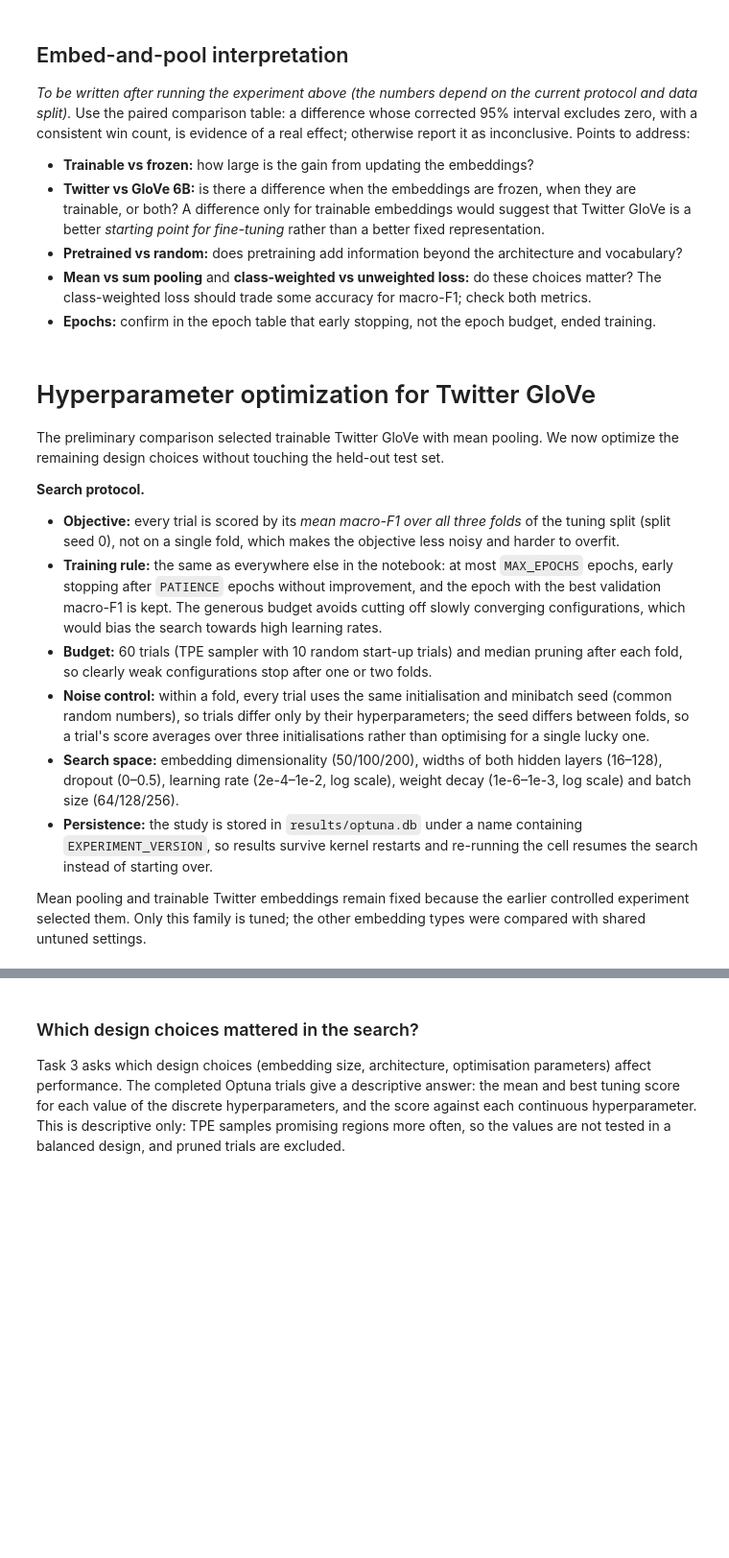
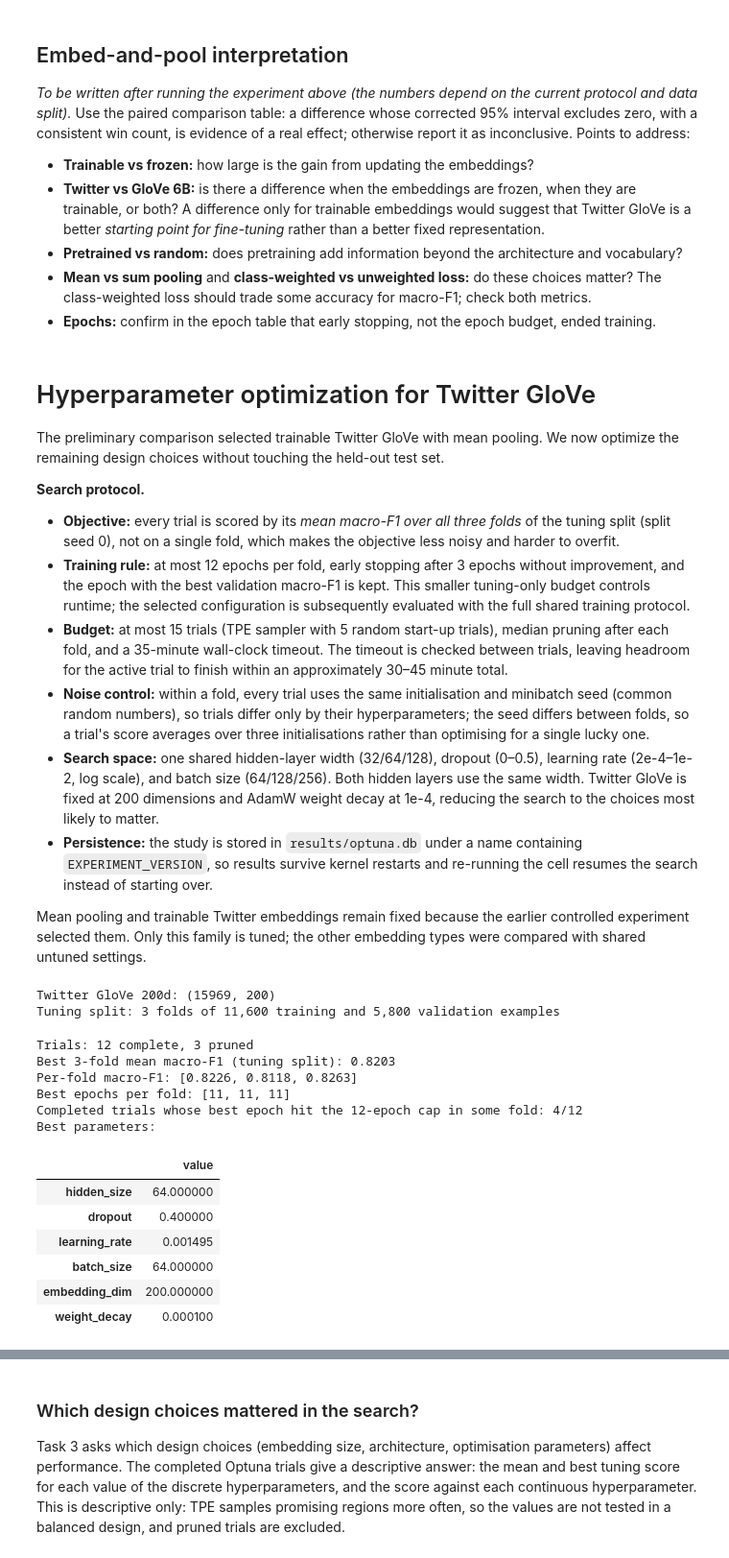
Before and after one commit to greg-delatolas/nlp-assignment-1, a Jupyter notebook: part2/project.ipynb, the cells around one changed output, grey strips where cells are left out. Shown at 96% size. Drawn from its saved outputs; the diff is of its cells as text; code cells hidden in the pictures; blank space fills up the shorter version.

```diff
--- a/part2/project.ipynb
+++ b/part2/project.ipynb
@@ -1310,10 +1413,10 @@ The preliminary comparison selected trainable Twitter GloVe with mean pooling. W
 
 **Search protocol.**
 * **Objective:** every trial is scored by its *mean macro-F1 over all three folds* of the tuning split (split seed 0), not on a single fold, which makes the objective less noisy and harder to overfit.
-* **Training rule:** the same as everywhere else in the notebook: at most `MAX_EPOCHS` epochs, early stopping after `PATIENCE` epochs without improvement, and the epoch with the best validation macro-F1 is kept. The generous budget avoids cutting off slowly converging configurations, which would bias the search towards high learning rates.
-* **Budget:** 60 trials (TPE sampler with 10 random start-up trials) and median pruning after each fold, so clearly weak configurations stop after one or two folds.
+* **Training rule:** at most 12 epochs per fold, early stopping after 3 epochs without improvement, and the epoch with the best validation macro-F1 is kept. This smaller tuning-only budget controls runtime; the selected configuration is subsequently evaluated with the full shared training protocol.
+* **Budget:** at most 15 trials (TPE sampler with 5 random start-up trials), median pruning after each fold, and a 35-minute wall-clock timeout. The timeout is checked between trials, leaving headroom for the active trial to finish within an approximately 30–45 minute total.
 * **Noise control:** within a fold, every trial uses the same initialisation and minibatch seed (common random numbers), so trials differ only by their hyperparameters; the seed differs between folds, so a trial's score averages over three initialisations rather than optimising for a single lucky one.
-* **Search space:** embedding dimensionality (50/100/200), widths of both hidden layers (16–128), dropout (0–0.5), learning rate (2e-4–1e-2, log scale), weight decay (1e-6–1e-3, log scale) and batch size (64/128/256).
+* **Search space:** one shared hidden-layer width (32/64/128), dropout (0–0.5), learning rate (2e-4–1e-2, log scale), and batch size (64/128/256). Both hidden layers use the same width. Twitter GloVe is fixed at 200 dimensions and AdamW weight decay at 1e-4, reducing the search to the choices most likely to matter.
 * **Persistence:** the study is stored in `results/optuna.db` under a name containing `EXPERIMENT_VERSION`, so results survive kernel restarts and re-running the cell resumes the search instead of starting over.
 
 Mean pooling and trainable Twitter embeddings remain fixed because the earlier controlled experiment selected them. Only this family is tuned; the other embedding types were compared with shared untuned settings.
@@ -1325,13 +1428,15 @@ import torch.nn as nn
 from torch.utils.data import DataLoader
 
 OPTUNA_SEED = 17
-OPTUNA_TRIALS = 60               # total trials in the study (the search resumes up to this number)
-OPTUNA_TIMEOUT_SECONDS = 3600    # safety cap for one call of study.optimize
-OPTUNA_MAX_EPOCHS = MAX_EPOCHS   # same budget and stopping rule as every other training run
-OPTUNA_PATIENCE = PATIENCE
-OPTUNA_STUDY_NAME = f"embed-pool-twitter-3fold-{EXPERIMENT_VERSION}"
+OPTUNA_TRIALS = 15               # five random starts, then ten TPE-guided trials
+OPTUNA_TIMEOUT_SECONDS = 35 * 60 # leave headroom for the active trial to finish
+OPTUNA_MAX_EPOCHS = 12           # tuning-only budget; confirmation uses the full protocol
+OPTUNA_PATIENCE = 3
+OPTUNA_EMBEDDING_DIM = 200
+OPTUNA_WEIGHT_DECAY = 1e-4
+OPTUNA_STUDY_NAME = f"embed-pool-twitter-200d-shared-hidden-{EXPERIMENT_VERSION}"
 OPTUNA_STORAGE = "sqlite:///results/optuna.db"
-twitter_embedding_dimensions = [50, 100, 200]
+twitter_embedding_dimensions = [OPTUNA_EMBEDDING_DIM]
 
 # Tuning uses the split-seed-0 folds; the confirmation later uses different split seeds.
 tuning_splits = embed_pool_splits[0]
@@ -1381,11 +1486,14 @@ print(
     f"{len(tuning_splits[0]['training']):,} training and "
     f"{len(tuning_splits[0]['validation']):,} validation examples"
 )
+# %% [output]
+Twitter GloVe 200d: (15969, 200)
+Tuning split: 3 folds of 11,600 training and 5,800 validation examples
 # %%
 def train_fold(params, fold_data, seed=OPTUNA_SEED):
     """Train one embed-and-pool model on one fold; return its best validation macro-F1 and epoch."""
     pad_id = fold_data["pad_id"]
-    embedding_model = twitter_embeddings_by_dim[params["embedding_dim"]]
+    embedding_model = twitter_embeddings_by_dim[OPTUNA_EMBEDDING_DIM]
 
     # Common random numbers: within a fold every trial uses the same seed, so trials differ only by
     # hyperparameters; the caller passes a different seed for each fold.
@@ -1409,7 +1517,7 @@ def train_fold(params, fold_data, seed=OPTUNA_SEED):
         average_pool=True, freeze_embeddings=False, padding_idx=pad_id,
     )
     model = part2.clslib.SoftmaxRegressor(
-        hidden_size1=params["hidden_size1"], hidden_size2=params["hidden_size2"],
+        hidden_size1=params["hidden_size"], hidden_size2=params["hidden_size"],
         num_classes=len(outcome_space), encoder=encoder, dropout=params["dropout"],
     ).to(embed_pool_device)
     if CLASS_WEIGHTED:
@@ -1419,7 +1527,7 @@ def train_fold(params, fold_data, seed=OPTUNA_SEED):
     else:
         criterion = nn.NLLLoss()
     optimizer = torch.optim.AdamW(
-        model.parameters(), lr=params["learning_rate"], weight_decay=params["weight_decay"]
+        model.parameters(), lr=params["learning_rate"], weight_decay=OPTUNA_WEIGHT_DECAY
     )
 
     best_macro_f1, best_epoch, epochs_without_improvement = -np.inf, -1, 0
@@ -1455,19 +1563,16 @@ def train_fold(params, fold_data, seed=OPTUNA_SEED):
 
 def optuna_embed_pool_objective(trial):
     params = {
-        "embedding_dim": trial.suggest_categorical("embedding_dim", [50, 100, 200]),
-        "hidden_size1": trial.suggest_categorical("hidden_size1", [16, 32, 64, 128]),
-        "hidden_size2": trial.suggest_categorical("hidden_size2", [16, 32, 64, 128]),
+        "hidden_size": trial.suggest_categorical("hidden_size", [32, 64, 128]),
         "dropout": trial.suggest_float("dropout", 0.0, 0.5, step=0.1),
         "learning_rate": trial.suggest_float("learning_rate", 2e-4, 1e-2, log=True),
-        "weight_decay": trial.suggest_float("weight_decay", 1e-6, 1e-3, log=True),
         "batch_size": trial.suggest_categorical("batch_size", [64, 128, 256]),
     }
 
     fold_scores, fold_epochs = [], []
     for step, fold in enumerate(tuning_folds):
         score, epoch = train_fold(
-            params, tuning_data_by_dim[params["embedding_dim"]][fold], seed=OPTUNA_SEED + step
+            params, tuning_data_by_dim[OPTUNA_EMBEDDING_DIM][fold], seed=OPTUNA_SEED + step
         )
         fold_scores.append(score)
         fold_epochs.append(epoch)
@@ -1490,42 +1595,61 @@ study = optuna.create_study(
     load_if_exists=True,   # re-running this cell resumes the stored study
     direction="maximize",
     sampler=optuna.samplers.TPESampler(
-        seed=OPTUNA_SEED, n_startup_trials=10, multivariate=True
+        seed=OPTUNA_SEED, n_startup_trials=5, multivariate=True
     ),
-    pruner=optuna.pruners.MedianPruner(n_startup_trials=5, n_warmup_steps=0),
+    pruner=optuna.pruners.MedianPruner(n_startup_trials=3, n_warmup_steps=0),
 )
 
 finished_states = (optuna.trial.TrialState.COMPLETE, optuna.trial.TrialState.PRUNED)
 remaining_trials = OPTUNA_TRIALS - len(study.get_trials(states=finished_states))
 if remaining_trials > 0:
     study.optimize(
         optuna_embed_pool_objective,
         n_trials=remaining_trials,
         timeout=OPTUNA_TIMEOUT_SECONDS,
         n_jobs=1,
         gc_after_trial=True,
         show_progress_bar=True,
     )
 
 n_complete = len(study.get_trials(states=(optuna.trial.TrialState.COMPLETE,)))
 n_pruned = len(study.get_trials(states=(optuna.trial.TrialState.PRUNED,)))
 print(f"Trials: {n_complete} complete, {n_pruned} pruned")
 print(f"Best 3-fold mean macro-F1 (tuning split): {study.best_value:.4f}")
 print(f"Per-fold macro-F1: {study.best_trial.user_attrs.get('fold_macro_f1')}")
 print(f"Best epochs per fold: {study.best_trial.user_attrs.get('best_epochs')}")
 complete_trials = study.get_trials(states=(optuna.trial.TrialState.COMPLETE,))
 capped_trials = sum(
     any(epoch >= OPTUNA_MAX_EPOCHS for epoch in trial.user_attrs.get("best_epochs", []))
     for trial in complete_trials
 )
 print(f"Completed trials whose best epoch hit the {OPTUNA_MAX_EPOCHS}-epoch cap in some fold: "
       f"{capped_trials}/{len(complete_trials)}")
 print("Best parameters:")
-best_params_df = pd.Series(study.best_params, name="value").to_frame()
+best_params = {
+    **study.best_params,
+    "embedding_dim": OPTUNA_EMBEDDING_DIM,
+    "weight_decay": OPTUNA_WEIGHT_DECAY,
+}
+best_params_df = pd.Series(best_params, name="value").to_frame()
 save_table(best_params_df, "optuna_best_params")
 display(best_params_df)
-# The best parameters can be reloaded later without re-running the search:
-# optuna.load_study(study_name=OPTUNA_STUDY_NAME, storage=OPTUNA_STORAGE).best_params
+# Reloading study.best_params returns the four tuned values; add the fixed
+# OPTUNA_EMBEDDING_DIM and OPTUNA_WEIGHT_DECAY as done above.
+# %% [output]
+Trials: 12 complete, 3 pruned
+Best 3-fold mean macro-F1 (tuning split): 0.8203
+Per-fold macro-F1: [0.8226, 0.8118, 0.8263]
+Best epochs per fold: [11, 11, 11]
+Completed trials whose best epoch hit the 12-epoch cap in some fold: 4/12
+Best parameters:
+|  | value |
+| hidden_size | 64.000000 |
+| dropout | 0.400000 |
+| learning_rate | 0.001495 |
+| batch_size | 64.000000 |
+| embedding_dim | 200.000000 |
+| weight_decay | 0.000100 |
 # %%
 optuna_trials_df = study.trials_dataframe(
     attrs=("number", "value", "params", "state", "user_attrs")
```
Also changed, not shown: parts of 32 cells of this notebook.
